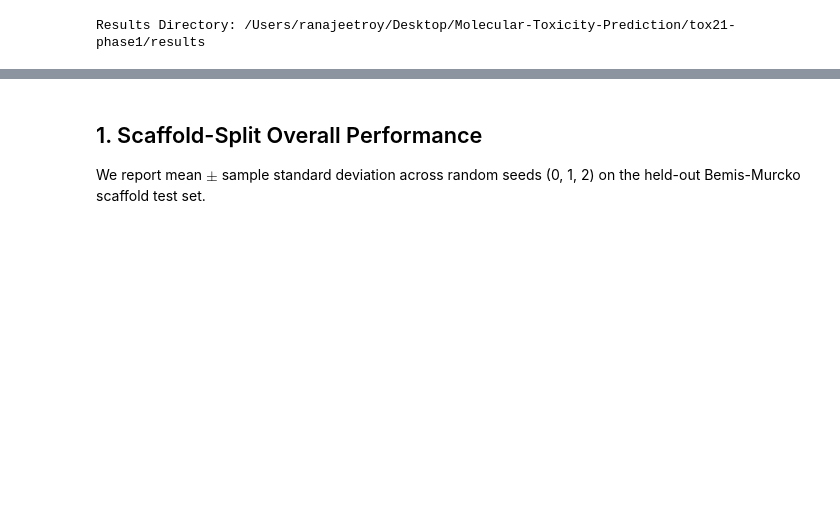
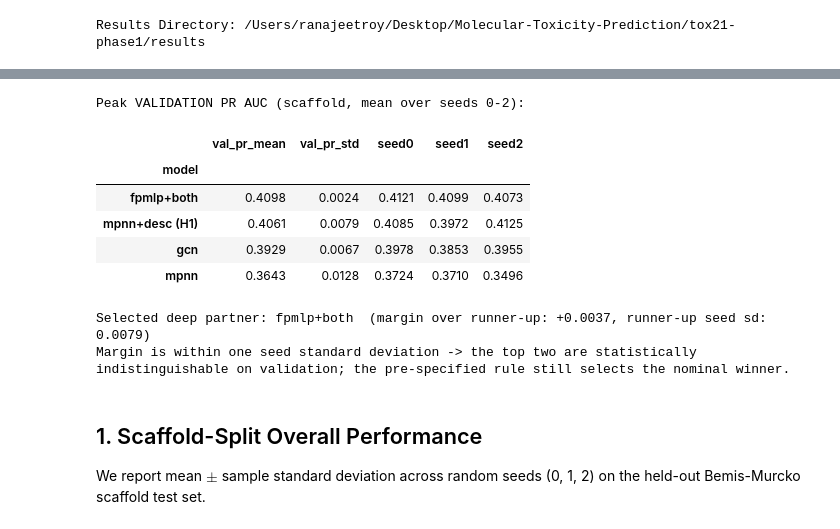
Before and after one commit to GabbyMymus/Molecular-Toxicity-Prediction, a Jupyter notebook: tox21-phase1/notebooks/05_hybrid_analysis.ipynb, the cells around one changed output, grey strips where cells are left out. Saved outputs shown, nothing was run; the diff lists cells and outputs as text; code cells hidden in the pictures; blank space fills up the shorter version.

```diff
--- a/tox21-phase1/notebooks/05_hybrid_analysis.ipynb
+++ b/tox21-phase1/notebooks/05_hybrid_analysis.ipynb
@@ -54,3 +64,52 @@ ens_xgb_mpnn+desc morgan+desc+graph+desc final
+# %%
+curves_dir = RESULTS / "curves"
+
+def peak_val_pr(model_fs: str, split: str = "scaffold", seeds=(0, 1, 2)) -> list[float]:
+    """Peak validation PR AUC per seed, read from the committed final-run curves."""
+    out = []
+    for k in seeds:
+        f = curves_dir / f"{model_fs}_{split}_seed{k}_final.json"
+        if not f.exists():
+            return []
+        out.append(max(e["val_pr"] for e in json.loads(f.read_text())))
+    return out
+
+candidates = {
+    "fpmlp+both": "fpmlp+both_both",
+    "mpnn+desc (H1)": "mpnn+desc_graph+desc",
+    "gcn": "gcn_graph",
+    "mpnn": "mpnn_graph",
+}
+
+rows = []
+for label, stem in candidates.items():
+    vals = peak_val_pr(stem)
+    if vals:
+        rows.append({"model": label, "val_pr_mean": np.mean(vals), "val_pr_std": np.std(vals, ddof=1),
+                     **{f"seed{i}": v for i, v in enumerate(vals)}})
+    else:
+        print(f"NOTE: curves for {stem} not present in this clone -> excluded from selection")
+
+selection = pd.DataFrame(rows).sort_values("val_pr_mean", ascending=False).set_index("model")
+print("Peak VALIDATION PR AUC (scaffold, mean over seeds 0-2):")
+display(selection.round(4))
+
+winner = selection.index[0]
+margin = selection.val_pr_mean.iloc[0] - selection.val_pr_mean.iloc[1]
+print(f"\nSelected deep partner: {winner}  (margin over runner-up: {margin:+.4f}, "
+      f"runner-up seed sd: {selection.val_pr_std.iloc[1]:.4f})")
+print("Margin is within one seed standard deviation -> the top two are statistically "
+      "indistinguishable on validation; the pre-specified rule still selects the nominal winner.")
+# %% [output]
+Peak VALIDATION PR AUC (scaffold, mean over seeds 0-2):
+|  | val_pr_mean | val_pr_std | seed0 | seed1 | seed2 |
+| model |  |  |  |  |  |
+| fpmlp+both | 0.4098 | 0.0024 | 0.4121 | 0.4099 | 0.4073 |
+| mpnn+desc (H1) | 0.4061 | 0.0079 | 0.4085 | 0.3972 | 0.4125 |
+| gcn | 0.3929 | 0.0067 | 0.3978 | 0.3853 | 0.3955 |
+| mpnn | 0.3643 | 0.0128 | 0.3724 | 0.3710 | 0.3496 |
+Selected deep partner: fpmlp+both  (margin over runner-up: +0.0037, runner-up seed sd: 0.0079)
+Margin is within one seed standard deviation -> the top two are statistically indistinguishable on validation; the pre-specified rule still selects the nominal winner.
 # %% [markdown]
 ## 1. Scaffold-Split Overall Performance
 We report mean $\pm$ sample standard deviation across random seeds (0, 1, 2) on the held-out Bemis-Murcko scaffold test set.
```
Also changed, not shown: parts of 10 cells of this notebook, 5 other files.
